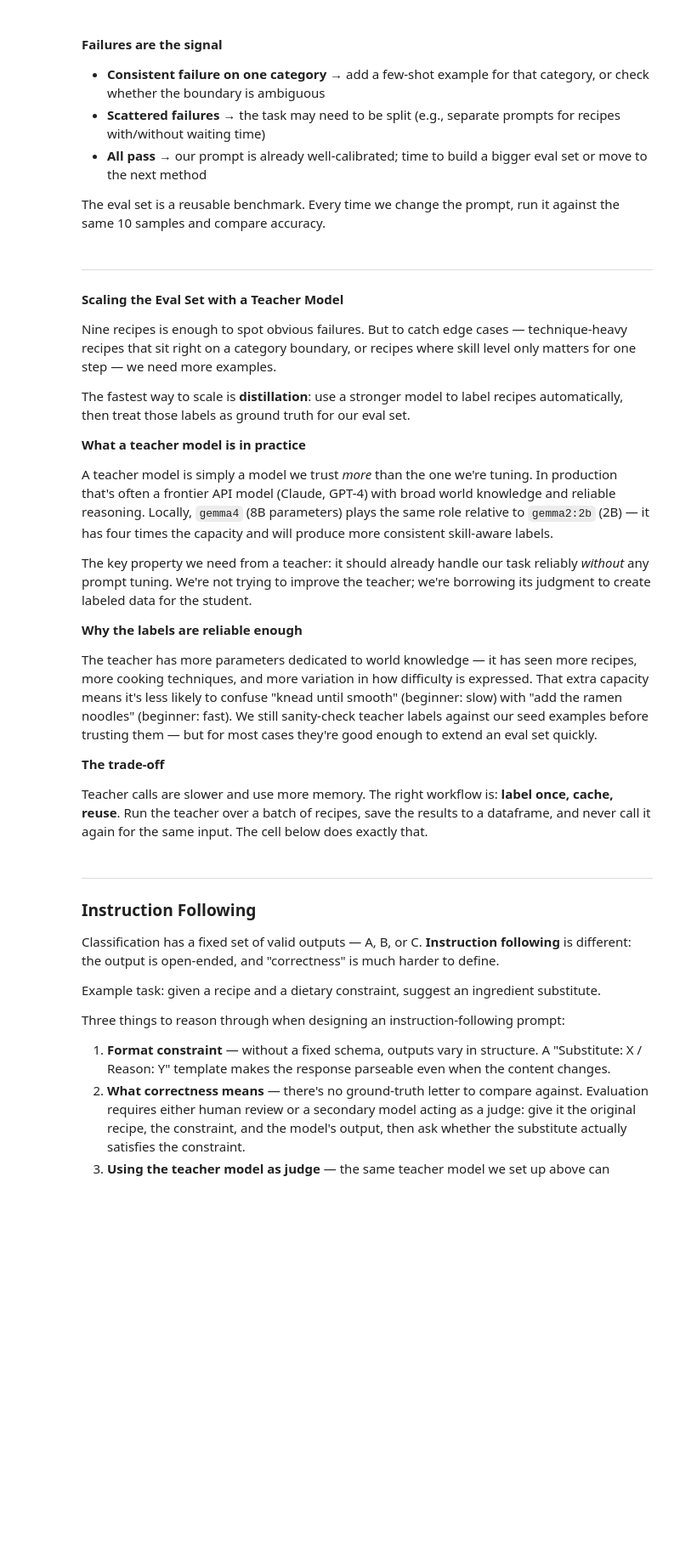
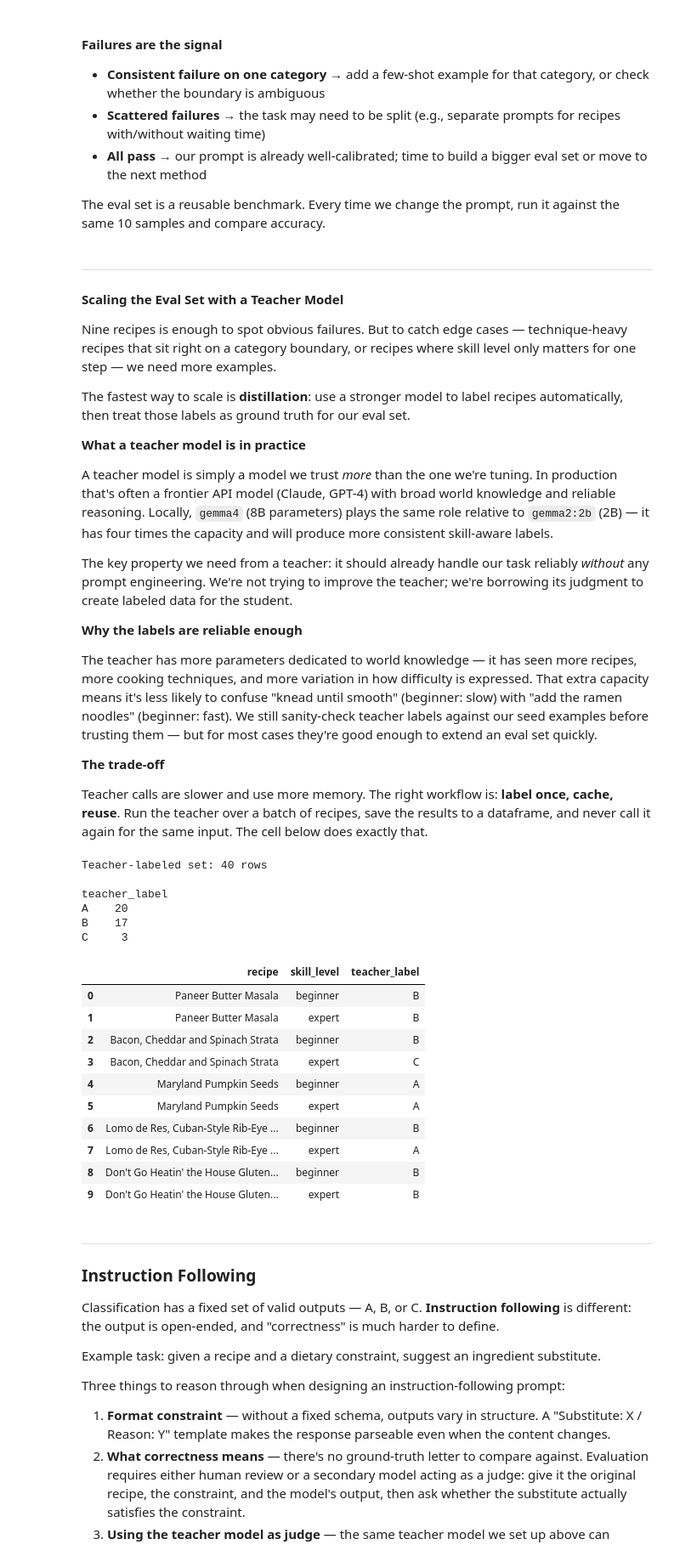
Before and after one commit to BreakerMaker11/language-models-2026, a Jupyter notebook: notebooks/week4_prompt_tuning_and_evaluation.ipynb, the cells around one changed output. Shown at 85% size. Cells and saved outputs as stored; diff of their text form; code cells hidden in the pictures; blank space fills up the shorter version.

```diff
--- a/notebooks/week4_prompt_tuning_and_evaluation.ipynb
+++ b/notebooks/week4_prompt_tuning_and_evaluation.ipynb
@@ -630,32 +847,0 @@ With the eval set in hand, we run both the zero-shot prompt (`prompt_v1`) and th
-# %%
-import json
-
-results = []
-for _, row in eval_sample.iterrows():
-    for prompt_fn, prompt_label in [(prompt_v1, "zero-shot"), (prompt_v2, "few-shot")]:
-        raw = classify_v3(prompt_fn(row["Name"], row["Ingredients"], row["directions"], "intermediate"))
-        try:
-            cat = json.loads(raw).get("time_category", "?")
-        except Exception:
-            cat = raw.strip()[0].upper() if raw.strip() else "?"
-        results.append({
-            "recipe":    row["Name"],
-            "expected":  row["expected"],
-            "prompt":    prompt_label,
-            "predicted": cat,
-            "correct":   cat == row["expected"],
-        })
-
-df_results = pd.DataFrame(results)
-
-for label in ["zero-shot", "few-shot"]:
-    s = df_results[df_results["prompt"] == label]
-    print(f"{label:>10}: {s['correct'].mean():.0%}  ({s['correct'].sum()}/{len(s)})")
-
-print()
-pivot = df_results.pivot_table(
-    index=["recipe", "expected"], columns="prompt",
-    values="predicted", aggfunc="first"
-).reset_index()
-pivot["agree"] = pivot["zero-shot"] == pivot["few-shot"]
-display(pivot)
@@ -679,7 +1041,7 @@ The fastest way to scale is **distillation**: use a stronger model to label reci
 
 A teacher model is simply a model we trust *more* than the one we're tuning. In production that's often a frontier API model (Claude, GPT-4) with broad world knowledge and reliable reasoning. Locally, `gemma4` (8B parameters) plays the same role relative to `gemma2:2b` (2B) — it has four times the capacity and will produce more consistent skill-aware labels.
 
-The key property we need from a teacher: it should already handle our task reliably *without* any prompt tuning. We're not trying to improve the teacher; we're borrowing its judgment to create labeled data for the student.
+The key property we need from a teacher: it should already handle our task reliably *without* any prompt engineering. We're not trying to improve the teacher; we're borrowing its judgment to create labeled data for the student.
 
 **Why the labels are reliable enough**
 
@@ -694,7 +1056,7 @@ Teacher calls are slower and use more memory. The right workflow is: **label onc
 # %%
 TEACHER_MODEL = "gemma4:latest"
 
-def label_with_teacher(recipe_name: str, skill_level: str) -> str:
+def label_with_teacher(recipe_name: str, skill_level: str, ingredients: str = "") -> str:
     """Ask the teacher model for a skill-stratified category label."""
     response = ollama.chat(
         model=TEACHER_MODEL,
@@ -705,40 +1067,58 @@ def label_with_teacher(recipe_name: str, skill_level: str) -> str:
                 "Factor in that beginners need more time for technique-heavy steps.\n"
                 "Respond with exactly: LABEL: <letter>"
             )},
-            {"role": "user", "content": f"Recipe: {recipe_name}\nSkill level: {skill_level}"},
+            {"role": "user", "content": f"Recipe: {recipe_name}\nIngredients: {ingredients}\nSkill level: {skill_level}"},
         ],
     )
     for line in response.message.content.splitlines():
         if line.strip().startswith("LABEL:"):
             return line.split(":", 1)[1].strip()
     return response.message.content.strip()[0]
 
 
 def scale_eval_set(df: pd.DataFrame, n: int = 20, skill_levels=("beginner", "expert")) -> pd.DataFrame:
     """Use the teacher model to generate skill-stratified labels for n recipes.
 
     Args:
         df:           Source recipe dataframe (must have 'Name' column)
         n:            Number of recipes to label (sampled evenly across categories)
         skill_levels: Skill levels to label each recipe at
 
     Returns:
         DataFrame with columns: recipe, skill_level, teacher_label
     """
     sample = df.dropna(subset=["directions"]).sample(n, random_state=0)
     rows = []
     for _, row in sample.iterrows():
         for skill in skill_levels:
-            label = label_with_teacher(row["Name"], skill)
+            label = label_with_teacher(row["Name"], skill, str(row.get("Ingredients", "")))
             rows.append({"recipe": row["Name"], "skill_level": skill, "teacher_label": label})
     return pd.DataFrame(rows)
 
 
 # Scale up — label 20 recipes at beginner and expert skill levels
 teacher_df = scale_eval_set(recipes, n=20)
 print(f"Teacher-labeled set: {len(teacher_df)} rows\n")
 print(teacher_df["teacher_label"].value_counts().to_string())
 display(teacher_df.head(10))
+# %% [output]
+Teacher-labeled set: 40 rows
+
+teacher_label
+A    20
+B    17
+C     3
+|  | recipe | skill_level | teacher_label |
+| 0 | Paneer Butter Masala | beginner | B |
+| 1 | Paneer Butter Masala | expert | B |
+| 2 | Bacon, Cheddar and Spinach Strata | beginner | B |
+| 3 | Bacon, Cheddar and Spinach Strata | expert | C |
+| 4 | Maryland Pumpkin Seeds | beginner | A |
+| 5 | Maryland Pumpkin Seeds | expert | A |
+| 6 | Lomo de Res, Cuban-Style Rib-Eye ... | beginner | B |
+| 7 | Lomo de Res, Cuban-Style Rib-Eye ... | expert | A |
+| 8 | Don't Go Heatin' the House Gluten... | beginner | B |
+| 9 | Don't Go Heatin' the House Gluten... | expert | B |
 # %% [markdown]
 ---
 ### Instruction Following
```
Also changed, not shown: parts of 46 cells of this notebook, 25 other files.
